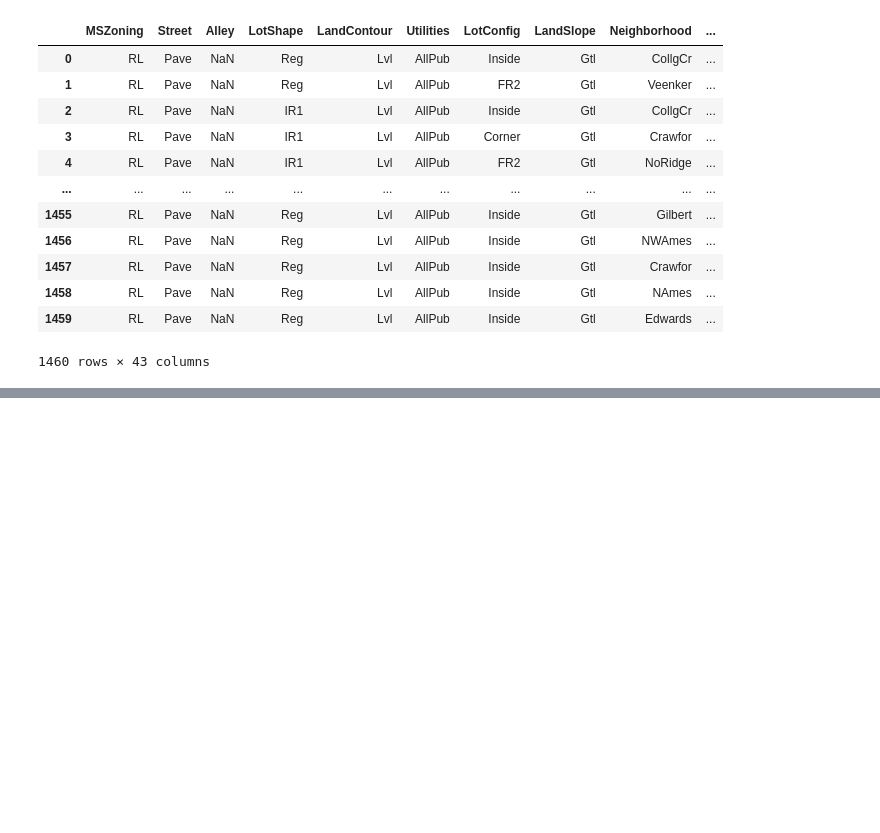
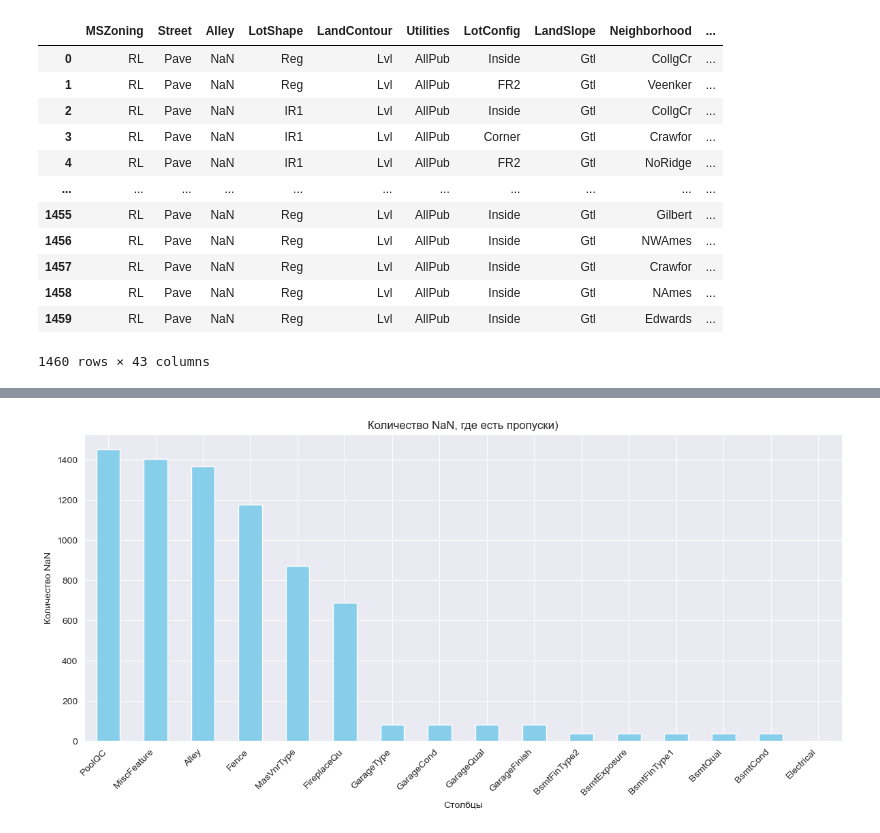
Before and after one commit to IvT-DS/caggle_house_pricing, a Jupyter notebook: main.ipynb, the cells around one changed output, grey strips where cells are left out. Cells and saved outputs as stored; diff of their text form; code cells hidden in the pictures; blank space fills up the shorter version.

```diff
--- a/main.ipynb
+++ b/main.ipynb
@@ -130,0 +176,14 @@ cat_features
+# %%
+nan_counts = nan_counts[nan_counts > 0]
+
+# Построение столбчатой диаграммы
+plt.figure(figsize=(12, 6))
+nan_counts.plot(kind='bar', color='skyblue')
+plt.title('Количество NaN, где есть пропуски)')
+plt.xlabel('Столбцы')
+plt.ylabel('Количество NaN')
+plt.xticks(rotation=45, ha='right')
+plt.tight_layout()
+plt.show();
+# %% [output]
+[figure, added]
```
Also changed, not shown: parts of 11 cells of this notebook.
